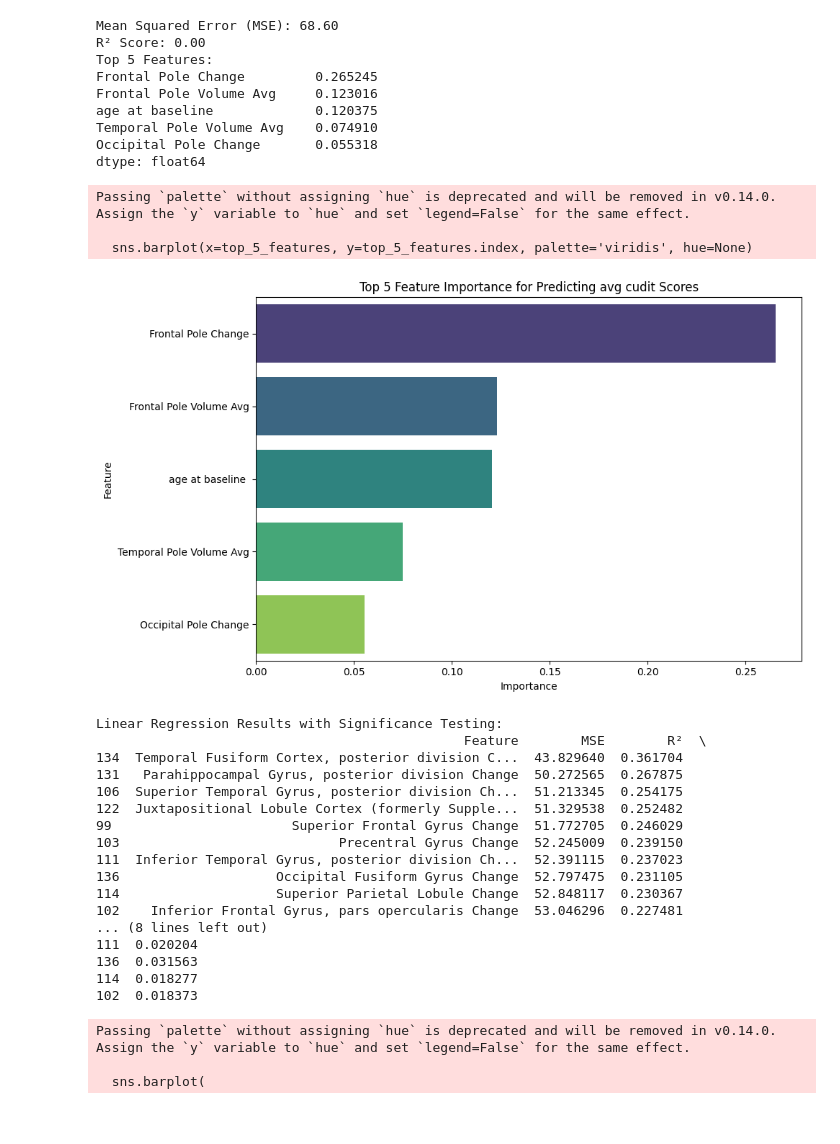
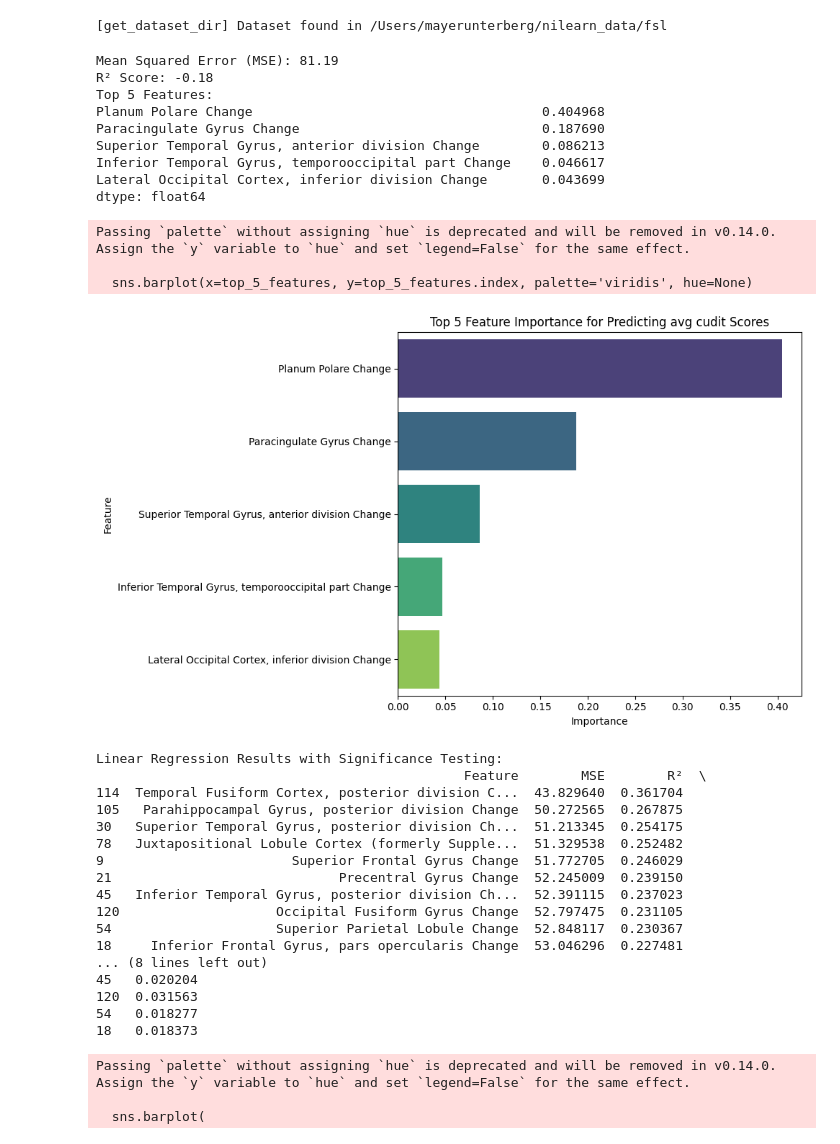
Before and after one commit to maymay-wa/BrainResearch, a Jupyter notebook: src/2. Data Analysis.ipynb, the cells around one changed output. Drawn from its saved outputs; the diff is of its cells as text; code cells hidden in the pictures.

```diff
--- a/src/2. Data Analysis.ipynb
+++ b/src/2. Data Analysis.ipynb
@@ -16,7 +18,16 @@ warnings.filterwarnings("ignore", message="The behavior of DataFrame concatenati
+# %%
+# Initialize the Data class with the participants DataFrame
+data_processor = Data(
+        data_dir='Data',
+        participants_tsv='Data/participants.tsv'
+    )
+data_processor.get_subject_file_pairs()
+data_processor.process_all_subjects()
+# %% [output]
+[get_dataset_dir] Dataset found in /Users/mayerunterberg/nilearn_data/fsl
 # %%
+df = data_processor.participants_df
 # Load the data
-file_path = 'participants_with_changes.xlsx'  # Ensure the file is in the working directory
-df = pd.read_excel(file_path)
 df['avg cudit'] = (df['cudit total baseline'] + df['cudit total follow-up']) / 2
 df = df.drop(columns=['Baseline File Path', 'Followup File Path'])
 
@@ -55,41 +66,41 @@ gbr.fit(X_train, y_train)
 y_pred = gbr.predict(X_test)
 mse = mean_squared_error(y_test, y_pred)
 r2 = r2_score(y_test, y_pred)
 
 # Print evaluation metrics
 print(f"Mean Squared Error (MSE): {mse:.2f}")
 print(f"R² Score: {r2:.2f}")
 
 # Feature Importance
 feature_importances = pd.Series(gbr.feature_importances_, index=X.columns).sort_values(ascending=False)
 
 # Display the top 5 most important features
 top_5_features = feature_importances.head(5)
 print("Top 5 Features:")
 print(top_5_features)
 
 # Visualize Top 5 Feature Importance
 plt.figure(figsize=(10, 6))
 sns.barplot(x=top_5_features, y=top_5_features.index, palette='viridis', hue=None)
 plt.title('Top 5 Feature Importance for Predicting avg cudit Scores')
 plt.xlabel('Importance')
 plt.ylabel('Feature')
 plt.tight_layout()
 plt.show()
 # %% [output]
-Mean Squared Error (MSE): 68.60
-R² Score: 0.00
+Mean Squared Error (MSE): 81.19
+R² Score: -0.18
 Top 5 Features:
-Frontal Pole Change         0.265245
-Frontal Pole Volume Avg     0.123016
-age at baseline             0.120375
-Temporal Pole Volume Avg    0.074910
-Occipital Pole Change       0.055318
+Planum Polare Change                                     0.404968
+Paracingulate Gyrus Change                               0.187690
+Superior Temporal Gyrus, anterior division Change        0.086213
+Inferior Temporal Gyrus, temporooccipital part Change    0.046617
+Lateral Occipital Cortex, inferior division Change       0.043699
 dtype: float64
 Passing `palette` without assigning `hue` is deprecated and will be removed in v0.14.0. Assign the `y` variable to `hue` and set `legend=False` for the same effect.
 
   sns.barplot(x=top_5_features, y=top_5_features.index, palette='viridis', hue=None)
-[figure, old version]
+[figure, new version]
 # %%
 # Load the data
 file_path = 'participants_with_changes.xlsx'  # Ensure this file is in the working directory
@@ -157,21 +168,21 @@ results.to_excel('linear_regression_with_significance.xlsx', index=False)
 # %% [output]
 Linear Regression Results with Significance Testing:
                                                Feature        MSE        R²  \
-134  Temporal Fusiform Cortex, posterior division C...  43.829640  0.361704
-131   Parahippocampal Gyrus, posterior division Change  50.272565  0.267875
-106  Superior Temporal Gyrus, posterior division Ch...  51.213345  0.254175
-122  Juxtapositional Lobule Cortex (formerly Supple...  51.329538  0.252482
-99                       Superior Frontal Gyrus Change  51.772705  0.246029
-103                            Precentral Gyrus Change  52.245009  0.239150
-111  Inferior Temporal Gyrus, posterior division Ch...  52.391115  0.237023
-136                    Occipital Fusiform Gyrus Change  52.797475  0.231105
-114                    Superior Parietal Lobule Change  52.848117  0.230367
-102    Inferior Frontal Gyrus, pars opercularis Change  53.046296  0.227481
+114  Temporal Fusiform Cortex, posterior division C...  43.829640  0.361704
+105   Parahippocampal Gyrus, posterior division Change  50.272565  0.267875
+30   Superior Temporal Gyrus, posterior division Ch...  51.213345  0.254175
+78   Juxtapositional Lobule Cortex (formerly Supple...  51.329538  0.252482
+9                        Superior Frontal Gyrus Change  51.772705  0.246029
+21                             Precentral Gyrus Change  52.245009  0.239150
+45   Inferior Temporal Gyrus, posterior division Ch...  52.391115  0.237023
+120                    Occipital Fusiform Gyrus Change  52.797475  0.231105
+54                     Superior Parietal Lobule Change  52.848117  0.230367
+18     Inferior Frontal Gyrus, pars opercularis Change  53.046296  0.227481
 ... (8 lines left out)
-111  0.020204
-136  0.031563
-114  0.018277
-102  0.018373
+45   0.020204
+120  0.031563
+54   0.018277
+18   0.018373
 # %%
 # Assuming 'results' DataFrame is already loaded and sorted by R² in descending order
 # Select the top 5 features by R²
```
Also changed, not shown: parts of 1 cell of this notebook, 5 other files.
